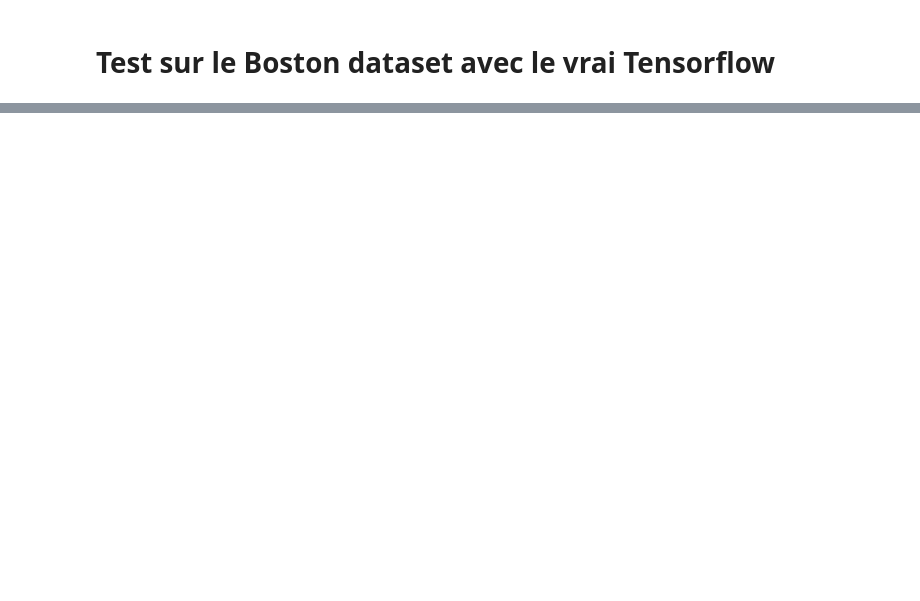
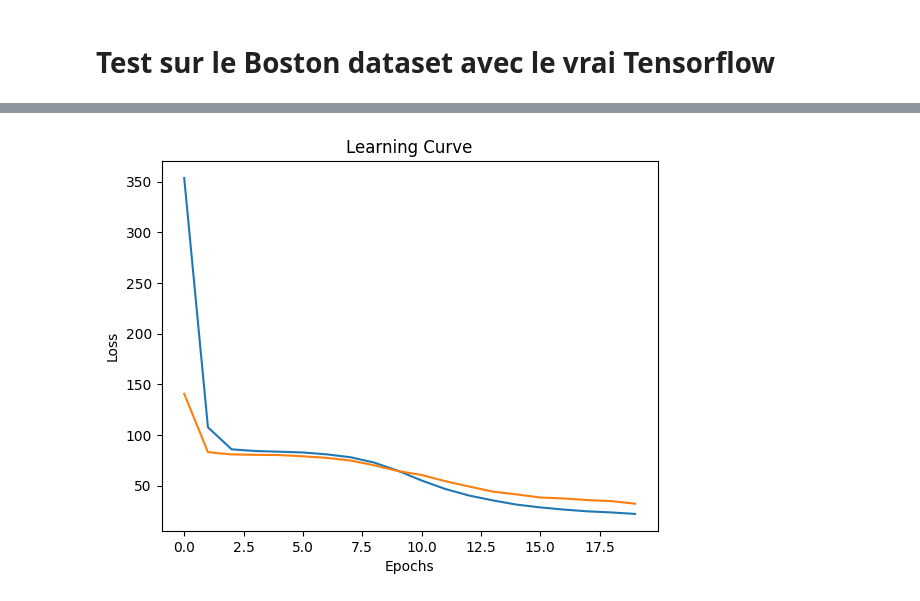
Before and after one commit to The237/DeepLearningCourses, a Jupyter notebook: 02_02_Le_vrai_tensorflow.ipynb, the cells around one changed output, grey strips where cells are left out. Saved outputs shown, nothing was run; the diff lists cells and outputs as text; code cells hidden in the pictures; blank space fills up the shorter version.

```diff
--- a/02_02_Le_vrai_tensorflow.ipynb
+++ b/02_02_Le_vrai_tensorflow.ipynb
@@ -27,3 +27,14 @@ X_test = scaler.transform(X_test)
 from tensorflow.keras import Sequential
 from tensorflow.keras.layers import Dense
 from tensorflow.keras.optimizers import SGD
+# %%
+model = Sequential([
+    Dense(units = 13, activation = "sigmoid"),
+    Dense(units = 8, activation = "sigmoid"),
+    Dense(units = 5, activation = "sigmoid"),
+    Dense(units = 1)
+  ]
+)
+model.compile(loss = "mse", optimizer = SGD(learning_rate = .01))
+# %%
+h = model.fit(X_train, y_train, epochs = 20, validation_data = (X_test,y_test))
@@ -29,0 +79,14 @@ from tensorflow.keras.optimizers import SGD
+# %%
+import matplotlib.pyplot as plt
+
+def plot_learning_curve(history):
+  plt.plot(list(range(len(history["loss"]))), history["loss"])
+  plt.plot(list(range(len(history["val_loss"]))), history["val_loss"])
+  plt.xlabel("Epochs")
+  plt.ylabel("Loss")
+  plt.title("Learning Curve")
+  plt.show()
+# %%
+plot_learning_curve(h.history)
+# %% [output]
+[figure, added]
```
Also changed, not shown: parts of 11 cells of this notebook.
